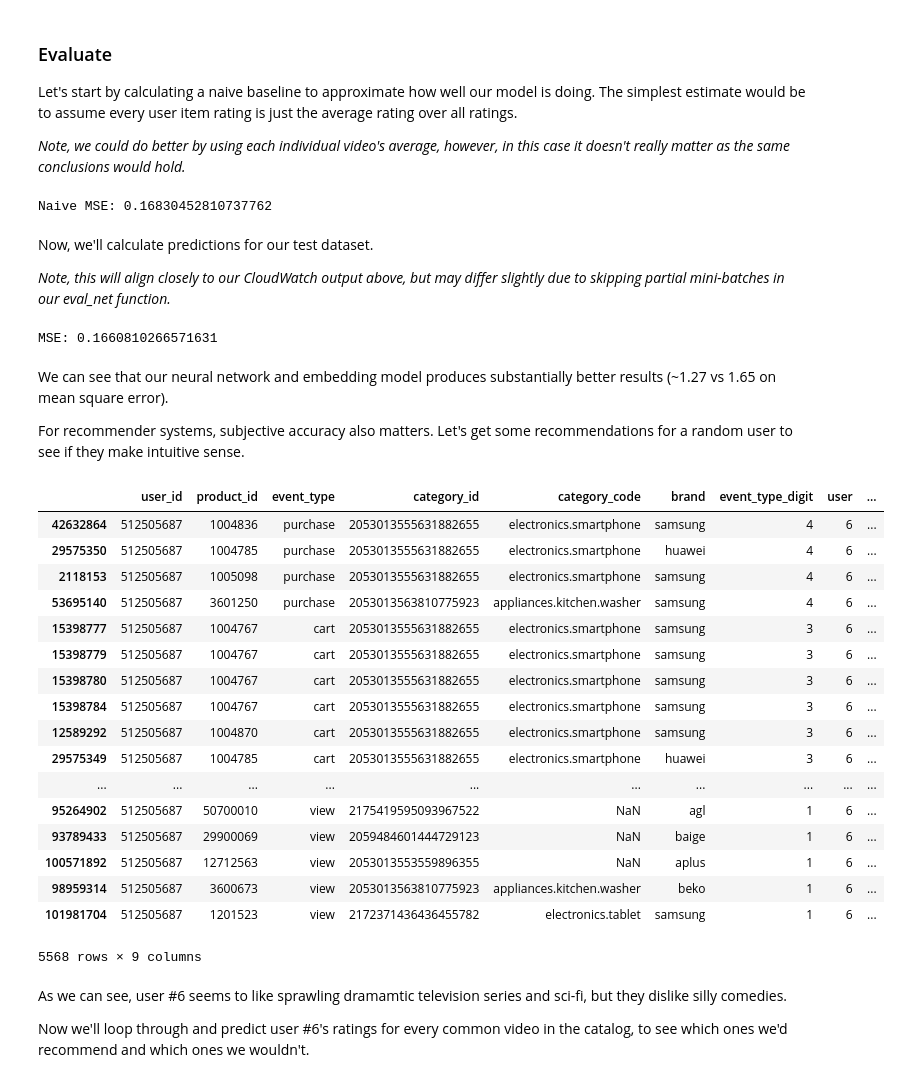
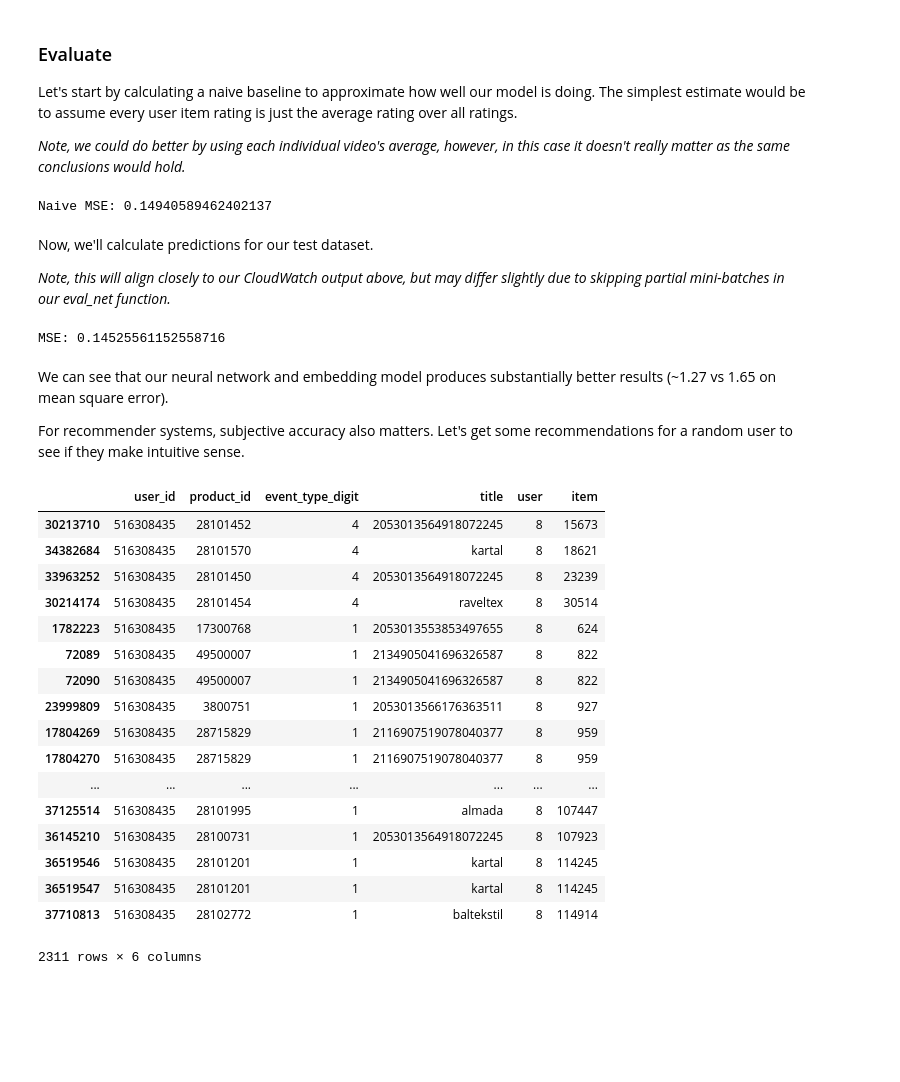
Before and after one commit to elbanic/summit_2020_demo, a Jupyter notebook: sagemaker-notebook/ecommerce_recommender_system.ipynb, the cells around one changed output. Drawn from its saved outputs; the diff is of its cells as text; code cells hidden in the pictures; blank space fills up the shorter version.

```diff
--- a/sagemaker-notebook/ecommerce_recommender_system.ipynb
+++ b/sagemaker-notebook/ecommerce_recommender_system.ipynb
@@ -86,9 +84,13 @@ Let's read the data into a [Pandas DataFrame](https://pandas.pydata.org/pandas-d
 
 *Note, we'll set `error_bad_lines=False` when reading the file in as there appear to be a very small number of records which would create a problem otherwise.*
 # %%
-df_Oct = pd.read_csv('/tmp/recsys/2019-Oct.csv', delimiter=',',error_bad_lines=False)
-df_Nov = pd.read_csv('/tmp/recsys/2019-Nov.csv', delimiter=',',error_bad_lines=False)
-df = pd.concat([df_Oct,df_Nov], ignore_index=True)
+# df = pd.read_csv('/tmp/recsys/temp/temp.csv', delimiter=',',error_bad_lines=False)
+
+# df_Oct = pd.read_csv('/tmp/recsys/2019-Oct.csv', delimiter=',',error_bad_lines=False)
+# df_Nov = pd.read_csv('/tmp/recsys/2019-Nov.csv', delimiter=',',error_bad_lines=False)
+# df = pd.concat([df_Oct,df_Nov], ignore_index=True)
+
+df = pd.read_csv('/tmp/recsys/2019-Oct.csv', delimiter=',',error_bad_lines=False)
 df.head()
 # %% [output]
 |  | event_time | event_type | product_id | category_id | category_code | brand | price | user_id | ... |
@@ -114,6 +116,11 @@ We can see this dataset includes information like:
 # %%
 df = df[['user_id', 'product_id', 'event_type', 'category_id', 'category_code', 'brand']]
 df['event_type_digit'] = df['event_type'].apply(lambda x: 4 if x=='purchase' else 3 if x=='cart' else 2 if x=='remove_from_cart' else 1)
+# %%
+df.loc[df['category_code'].isnull(), 'title'] = df['brand']
+df.loc[df['title'].isnull(), 'title'] = df['category_id']
+
+df = df[['user_id', 'product_id', 'event_type_digit', 'title']]
 # %% [markdown]
 Because most people haven't viewed most products, and people purchase fewer products than we actually view, we'd expect our data to be sparse.  Our algorithm should work well with this sparse problem in general, but we may still want to clean out some of the long tail.  Let's look at some basic percentiles to confirm.
 # %%
@@ -474,4 +546,4 @@ Let's start by calculating a naive baseline to approximate how well our model is
 # %%
 print('Naive MSE:', np.mean((test_df['event_type_digit'] - np.mean(train_df['event_type_digit'])) ** 2))
 # %% [output]
-Naive MSE: 0.16830452810737762
+Naive MSE: 0.14940589462402137
@@ -480,41 +564,32 @@ Now, we'll calculate predictions for our test dataset.
 
 *Note, this will align closely to our CloudWatch output above, but may differ slightly due to skipping partial mini-batches in our eval_net function.*
 # %%
-test_preds = []
-for array in np.array_split(test_df[['user_id', 'product_id']].values, 40):
-    test_preds += predictor.predict(json.dumps({'user_id': array[:, 0].tolist(),
-                                                'product_id': array[:, 1].tolist()}))
-
 test_preds = np.array(test_preds)
 print('MSE:', np.mean((test_df['event_type_digit'] - test_preds) ** 2))
 # %% [output]
-MSE: 0.1660810266571631
+MSE: 0.14525561152558716
 # %% [markdown]
 We can see that our neural network and embedding model produces substantially better results (~1.27 vs 1.65 on mean square error).
 
 For recommender systems, subjective accuracy also matters.  Let's get some recommendations for a random user to see if they make intuitive sense.
 # %%
-reduced_df[reduced_df['user'] == 6].sort_values(['event_type_digit', 'item'], ascending=[False, True])
+reduced_df[reduced_df['user'] == 8].sort_values(['event_type_digit', 'item'], ascending=[False, True])
 # %% [output]
-|  | user_id | product_id | event_type | category_id | category_code | brand | event_type_digit | user | ... |
-| 42632864 | 512505687 | 1004836 | purchase | 2053013555631882655 | electronics.smartphone | samsung | 4 | 6 | ... |
-| 29575350 | 512505687 | 1004785 | purchase | 2053013555631882655 | electronics.smartphone | huawei | 4 | 6 | ... |
-| 2118153 | 512505687 | 1005098 | purchase | 2053013555631882655 | electronics.smartphone | samsung | 4 | 6 | ... |
-| 53695140 | 512505687 | 3601250 | purchase | 2053013563810775923 | appliances.kitchen.washer | samsung | 4 | 6 | ... |
-| 15398777 | 512505687 | 1004767 | cart | 2053013555631882655 | electronics.smartphone | samsung | 3 | 6 | ... |
-| 15398779 | 512505687 | 1004767 | cart | 2053013555631882655 | electronics.smartphone | samsung | 3 | 6 | ... |
-| 15398780 | 512505687 | 1004767 | cart | 2053013555631882655 | electronics.smartphone | samsung | 3 | 6 | ... |
-| 15398784 | 512505687 | 1004767 | cart | 2053013555631882655 | electronics.smartphone | samsung | 3 | 6 | ... |
-| 12589292 | 512505687 | 1004870 | cart | 2053013555631882655 | electronics.smartphone | samsung | 3 | 6 | ... |
-| 29575349 | 512505687 | 1004785 | cart | 2053013555631882655 | electronics.smartphone | huawei | 3 | 6 | ... |
-| ... | ... | ... | ... | ... | ... | ... | ... | ... | ... |
-| 95264902 | 512505687 | 50700010 | view | 2175419595093967522 | NaN | agl | 1 | 6 | ... |
-| 93789433 | 512505687 | 29900069 | view | 2059484601444729123 | NaN | baige | 1 | 6 | ... |
-| 100571892 | 512505687 | 12712563 | view | 2053013553559896355 | NaN | aplus | 1 | 6 | ... |
-| 98959314 | 512505687 | 3600673 | view | 2053013563810775923 | appliances.kitchen.washer | beko | 1 | 6 | ... |
-| 101981704 | 512505687 | 1201523 | view | 2172371436436455782 | electronics.tablet | samsung | 1 | 6 | ... |
+|  | user_id | product_id | event_type_digit | title | user | item |
+| 30213710 | 516308435 | 28101452 | 4 | 2053013564918072245 | 8 | 15673 |
+| 34382684 | 516308435 | 28101570 | 4 | kartal | 8 | 18621 |
+| 33963252 | 516308435 | 28101450 | 4 | 2053013564918072245 | 8 | 23239 |
+| 30214174 | 516308435 | 28101454 | 4 | raveltex | 8 | 30514 |
+| 1782223 | 516308435 | 17300768 | 1 | 2053013553853497655 | 8 | 624 |
+| 72089 | 516308435 | 49500007 | 1 | 2134905041696326587 | 8 | 822 |
+| 72090 | 516308435 | 49500007 | 1 | 2134905041696326587 | 8 | 822 |
+| 23999809 | 516308435 | 3800751 | 1 | 2053013566176363511 | 8 | 927 |
+| 17804269 | 516308435 | 28715829 | 1 | 2116907519078040377 | 8 | 959 |
+| 17804270 | 516308435 | 28715829 | 1 | 2116907519078040377 | 8 | 959 |
+| ... | ... | ... | ... | ... | ... | ... |
+| 37125514 | 516308435 | 28101995 | 1 | almada | 8 | 107447 |
+| 36145210 | 516308435 | 28100731 | 1 | 2053013564918072245 | 8 | 107923 |
+| 36519546 | 516308435 | 28101201 | 1 | kartal | 8 | 114245 |
+| 36519547 | 516308435 | 28101201 | 1 | kartal | 8 | 114245 |
+| 37710813 | 516308435 | 28102772 | 1 | baltekstil | 8 | 114914 |
-5568 rows × 9 columns
+2311 rows × 6 columns
-# %% [markdown]
-As we can see, user #6 seems to like sprawling dramamtic television series and sci-fi, but they dislike silly comedies.
-
-Now we'll loop through and predict user #6's ratings for every common video in the catalog, to see which ones we'd recommend and which ones we wouldn't.
```
Also changed, not shown: parts of 23 cells of this notebook, 1 other file.
